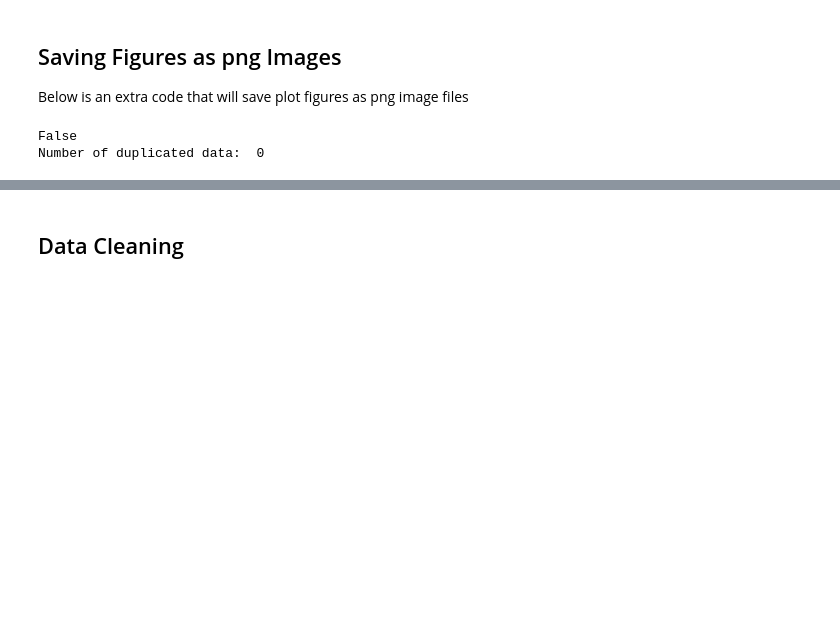
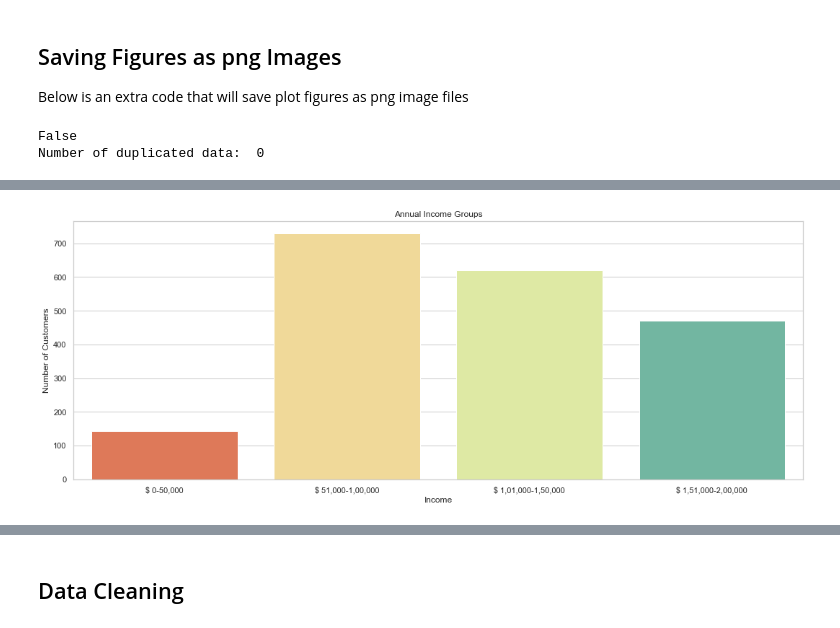
Before and after one commit to AiJared/Customer-Segmentation, a Jupyter notebook: Customer Segmentation.ipynb, the cells around one changed output, grey strips where cells are left out. Drawn from its saved outputs; the diff is of its cells as text; code cells hidden in the pictures; blank space fills up the shorter version.

```diff
--- a/Customer Segmentation.ipynb
+++ b/Customer Segmentation.ipynb
@@ -269,0 +330,19 @@ save_fig("gender-count")
+# %%
+# Let's also create groups based on Annual Income
+ann_0_50 = df["Annual Income ($)"][(df["Annual Income ($)"] >=0) & (df["Annual Income ($)"] <=50000)]
+ann_51_100 = df["Annual Income ($)"][(df["Annual Income ($)"] >=51000) & (df["Annual Income ($)"] <=100000)]
+ann_101_150 = df["Annual Income ($)"][(df["Annual Income ($)"] >=101000) & (df["Annual Income ($)"] <=150000)]
+ann_151_200 = df["Annual Income ($)"][(df["Annual Income ($)"] >=151000) & (df["Annual Income ($)"] <=200000)]
+
+annx = ["$ 0-50,000", "$ 51,000-1,00,000", "$ 1,01,000-1,50,000", "$ 1,51,000-2,00,000"]
+anny = [len(ann_0_50.values), len(ann_51_100.values), len(ann_101_150.values), len(ann_151_200.values)]
+
+plt.figure(figsize=(15,6))
+sns.barplot(x = annx, y = anny, palette="Spectral")
+plt.title("Annual Income Groups")
+plt.xlabel("Income")
+plt.ylabel("Number of Customers")
+save_fig("annual-income-groups")
+plt.show()
+# %% [output]
+[figure, added]
```
Also changed, not shown: parts of 16 cells of this notebook, 6 other files.
